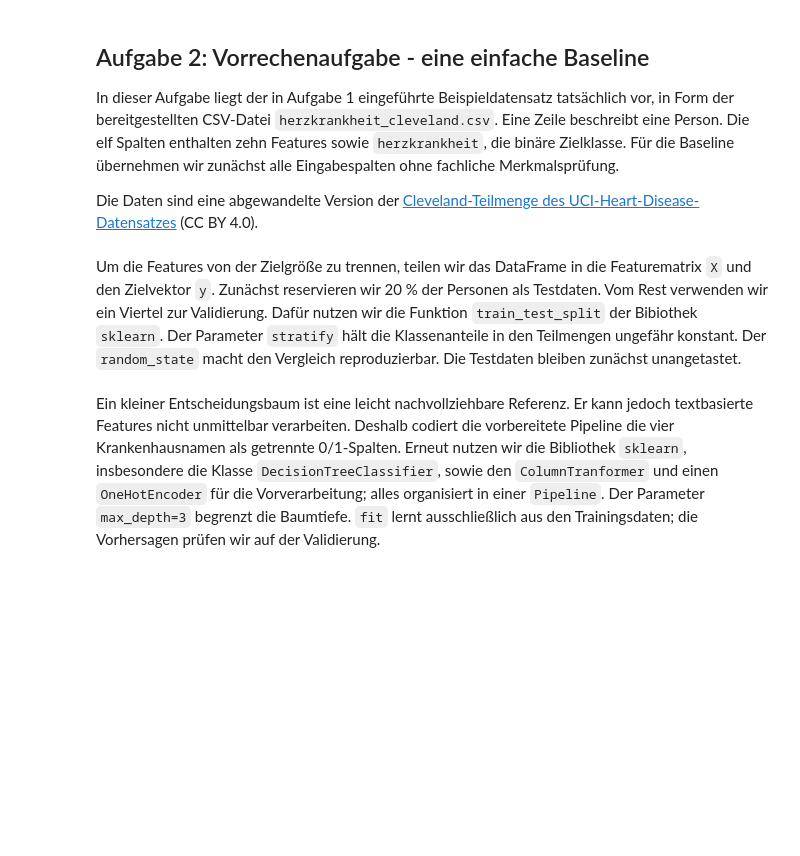
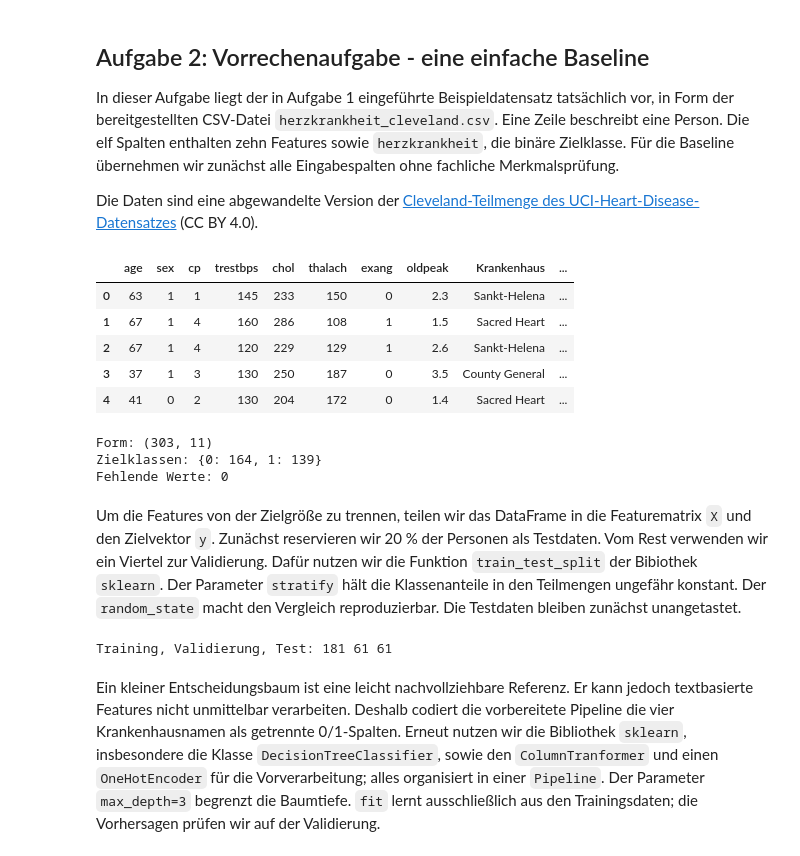
Before and after one commit to Stevenyami/KI-in-der-Medizin, a Jupyter notebook: src/Uebung03_KI_System.ipynb, the cells around one changed output. Cells and saved outputs as stored; diff of their text form; code cells hidden in the pictures; blank space fills up the shorter version.

Commit message:
Complete Übung3

```diff
--- a/src/Uebung03_KI_System.ipynb
+++ b/src/Uebung03_KI_System.ipynb
@@ -66,19 +92,29 @@ Die Daten sind eine abgewandelte Version der [Cleveland-Teilmenge des UCI-Heart-
 # %%
 import pandas as pd
 import matplotlib.pyplot as plt
 from sklearn.model_selection import train_test_split
 from sklearn.tree import DecisionTreeClassifier
 from sklearn.metrics import ConfusionMatrixDisplay, confusion_matrix, accuracy_score, recall_score
 
 # Wenn ihr eure Daten in Google Drive hochgeladen habt (empfohlen - eventuell Ordner noch anpassen; MyDrive heißt in der deutschen Drive-Version "Meine Ablage"):
-from google.colab import drive
-drive.mount("/content/drive")
-dateipfad = "/content/drive/MyDrive/herzkrankheit_cleveland.csv"
+#from google.colab import drive
+#drive.mount("/content/drive")
+dateipfad = "C:\\Users\\steve\\Desktop\\Master\\Semester_2\\KI_in_Med\\Übungen\\KI-in-der-Medizin\\src\\Daten\\herzkrankheit_cleveland.csv"
 daten = pd.read_csv(dateipfad)
 display(daten.head())
 print("Form:", daten.shape)
 print("Zielklassen:", daten["herzkrankheit"].value_counts().sort_index().to_dict())
 print("Fehlende Werte:", int(daten.isna().sum().sum()))
+# %% [output]
+|  | age | sex | cp | trestbps | chol | thalach | exang | oldpeak | Krankenhaus | ... |
+| 0 | 63 | 1 | 1 | 145 | 233 | 150 | 0 | 2.3 | Sankt-Helena | ... |
+| 1 | 67 | 1 | 4 | 160 | 286 | 108 | 1 | 1.5 | Sacred Heart | ... |
+| 2 | 67 | 1 | 4 | 120 | 229 | 129 | 1 | 2.6 | Sankt-Helena | ... |
+| 3 | 37 | 1 | 3 | 130 | 250 | 187 | 0 | 3.5 | County General | ... |
+| 4 | 41 | 0 | 2 | 130 | 204 | 172 | 0 | 1.4 | Sacred Heart | ... |
+Form: (303, 11)
+Zielklassen: {0: 164, 1: 139}
+Fehlende Werte: 0
 # %% [markdown]
 Um die Features von der Zielgröße zu trennen, teilen wir das DataFrame in die Featurematrix `X` und den Zielvektor `y`. Zunächst reservieren wir 20 % der Personen als Testdaten. Vom Rest verwenden wir ein Viertel zur Validierung. Dafür nutzen wir die Funktion `train_test_split` der Bibiothek `sklearn`. Der Parameter `stratify` hält die Klassenanteile in den Teilmengen ungefähr konstant. Der `random_state` macht den Vergleich reproduzierbar. Die Testdaten bleiben zunächst unangetastet.
 # %%
@@ -92,6 +128,8 @@ X_train, X_val, y_train, y_val = train_test_split(
     X_trainval, y_trainval, test_size=0.25, stratify=y_trainval, random_state=42
 )
 print("Training, Validierung, Test:", len(X_train), len(X_val), len(X_test))
+# %% [output]
+Training, Validierung, Test: 181 61 61
 # %% [markdown]
 Ein kleiner Entscheidungsbaum ist eine leicht nachvollziehbare Referenz. Er kann jedoch textbasierte Features nicht unmittelbar verarbeiten. Deshalb codiert die vorbereitete Pipeline die vier Krankenhausnamen als getrennte 0/1-Spalten. Erneut nutzen wir die Bibliothek `sklearn`, insbesondere die Klasse `DecisionTreeClassifier`, sowie den `ColumnTranformer` und einen `OneHotEncoder` für die Vorverarbeitung; alles organisiert in einer `Pipeline`.
 Der Parameter `max_depth=3` begrenzt die Baumtiefe. `fit` lernt ausschließlich aus den Trainingsdaten; die Vorhersagen prüfen wir auf der Validierung.
```
Also changed, not shown: parts of 15 cells of this notebook.
